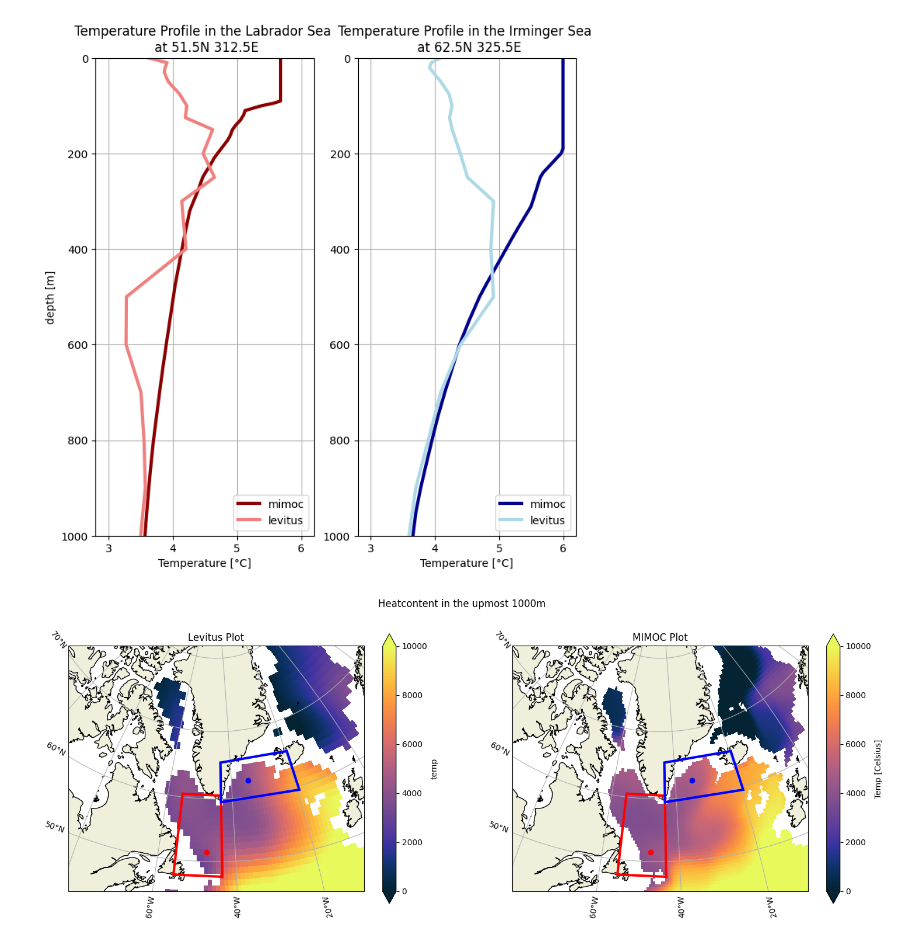
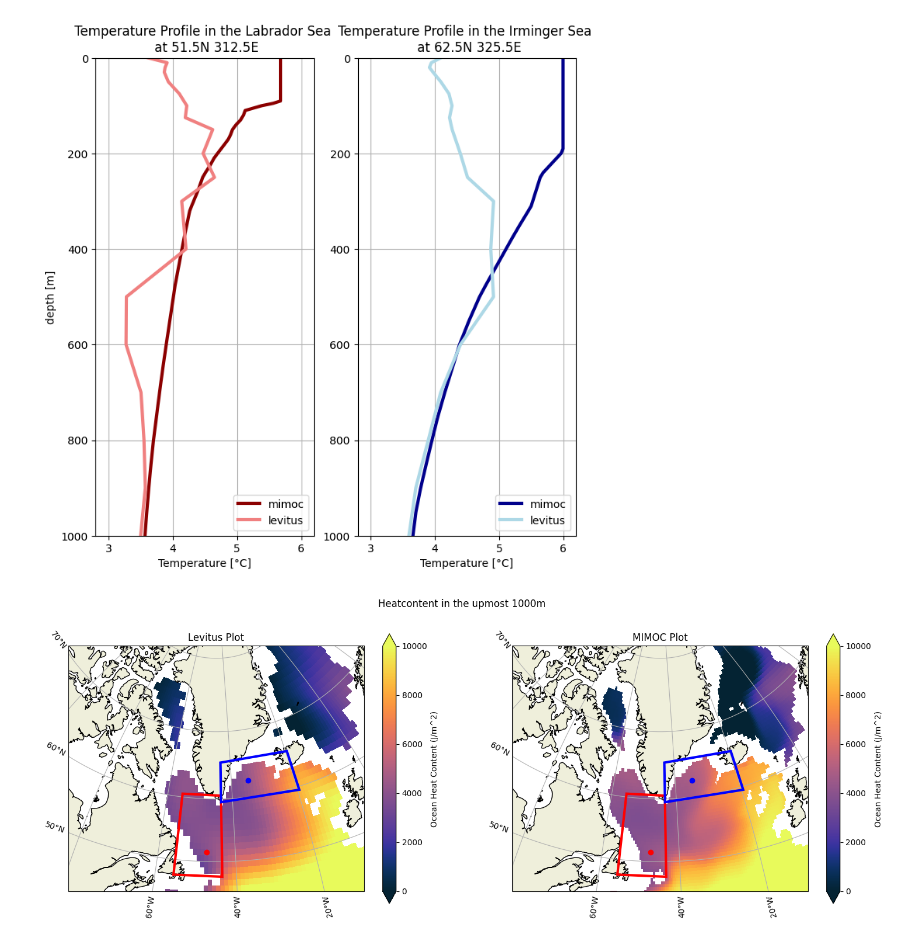
Before and after one commit to JRethemeier/Thermohaline-Circulation, a Jupyter notebook: Assignment2/Assignment2.ipynb, the cells around one changed output. Saved outputs shown, nothing was run; the diff lists cells and outputs as text; code cells hidden in the pictures.

```diff
--- a/Assignment2/Assignment2.ipynb
+++ b/Assignment2/Assignment2.ipynb
@@ -300,33 +300,35 @@ plt.show()
 depth_extent = 1000
 fig, axs = plt.subplots(
         figsize=(18,6),
         nrows=1, ncols=2,
         subplot_kw={"projection":map_projection_greenland},
         )
 axs = axs.flatten()
 ax1, ax2 = axs[0], axs[1]
 fig.suptitle(f"Heatcontent in the upmost {depth_extent}m")
 for ax in axs:
         ax.set_extent([west, east, south, north], crs=PlateCarree())
         basemap(ax)
         ax.add_patch(Rectangle(
                 (labrador_extent["west"], labrador_extent["south"]),
                 labrador_extent["width"], labrador_extent["height"],
                 lw=3, edgecolor="r", facecolor="None",
                 zorder=10, transform=PlateCarree(),
         ))
         ax.add_patch(Rectangle(
                 (irminger_extent["west"], irminger_extent["south"]),
                 irminger_extent["width"], irminger_extent["height"],
                 lw=3, edgecolor="b", facecolor="None",
                 zorder=10, transform=PlateCarree(),
         ))
         ax.scatter(temp_profile_labrador_lon, temp_profile_labrador_lat, transform=PlateCarree(), c="r", zorder=10)
         ax.scatter(temp_profile_irminger_lon, temp_profile_irminger_lat, transform=PlateCarree(), c="b", zorder=10)
-levitus.sel(month=1, depth=slice(0,depth_extent)).integrate(coord="depth").temp.T.plot(ax=ax1, x="lon", y="lat", vmin=0, vmax=1e4, transform=PlateCarree(), cmap=cm_thermal)
-mimoc.sel(pre=slice(0,depth_extent)).integrate(coord="pre").potential_temperature.T.plot(ax=ax2, x="lon", y="lat", vmin=0, vmax=1e4, transform=PlateCarree(), cbar_kwargs={'label': "Temp [Celsius]"}, cmap=cm_thermal)
+levitus.sel(month=1, depth=slice(0,depth_extent)).integrate(coord="depth").temp.T.plot(ax=ax1, x="lon", y="lat", vmin=0, vmax=1e4, transform=PlateCarree(),
+                                                                                       cbar_kwargs={'label': "Ocean Heat Content (J/m^2)"}, cmap=cm_thermal)
+mimoc.sel(pre=slice(0,depth_extent)).integrate(coord="pre").potential_temperature.T.plot(ax=ax2, x="lon", y="lat", vmin=0, vmax=1e4, transform=PlateCarree(),
+                                                                                         cbar_kwargs={'label': "Ocean Heat Content (J/m^2)"}, cmap=cm_thermal)
 ax1.set_title("Levitus Plot")
 ax2.set_title("MIMOC Plot")
 plt.show()
 # %% [output]
-[figure, old version]
+[figure, new version]
```
Also changed, not shown: parts of 3 cells of this notebook.
